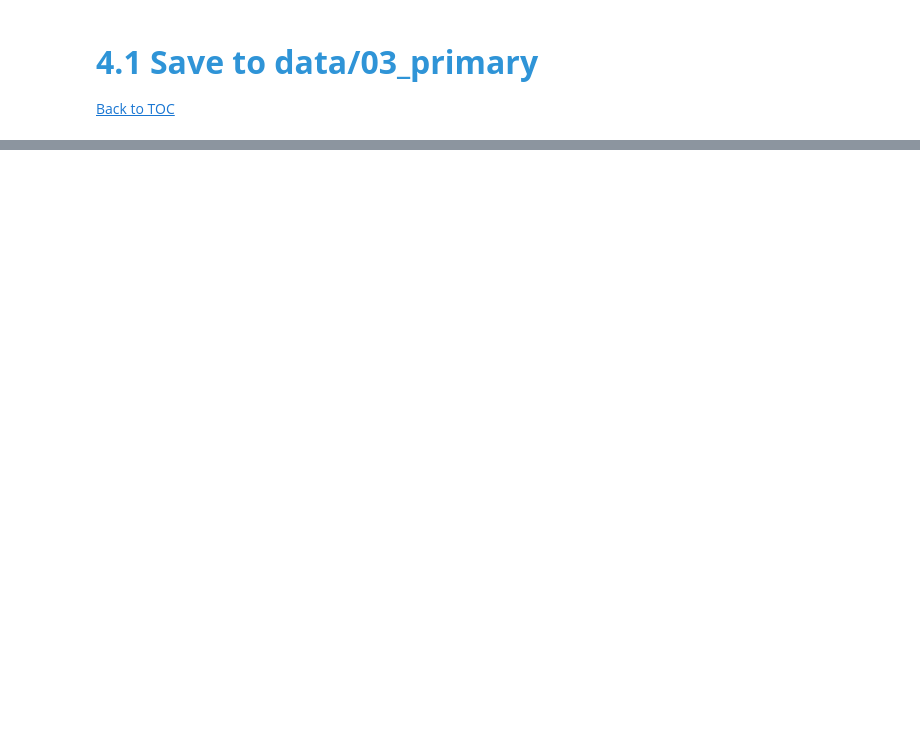
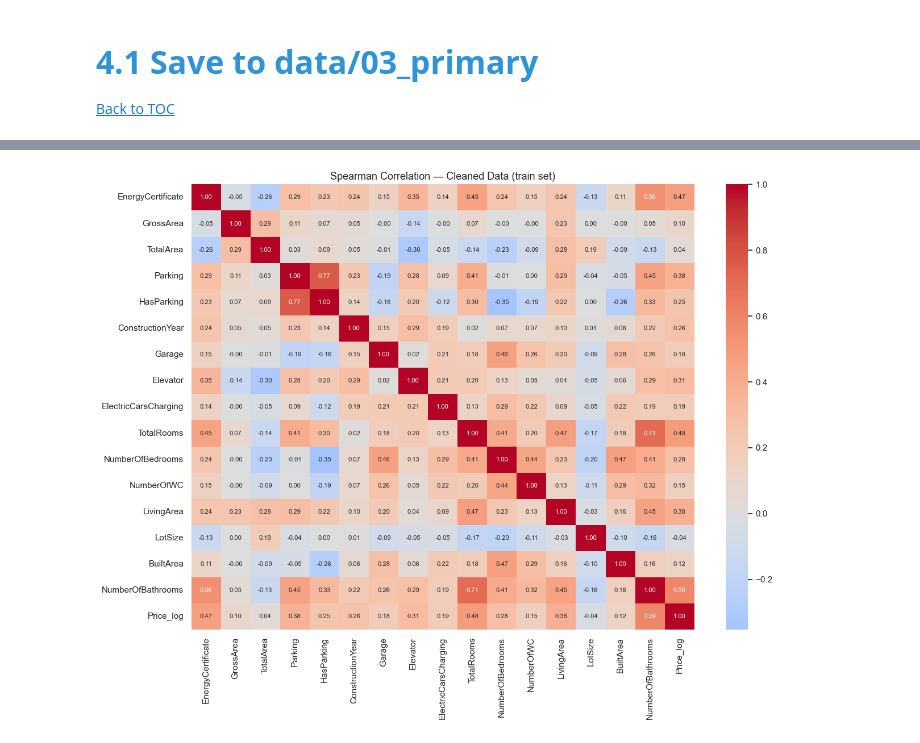
Before and after one commit to barbara-sousa-franco/MLOps_Project, a Jupyter notebook: notebooks/Preprocessing.ipynb, the cells around one changed output, grey strips where cells are left out. Cells and saved outputs as stored; diff of their text form; code cells hidden in the pictures; blank space fills up the shorter version.

```diff
--- a/notebooks/Preprocessing.ipynb
+++ b/notebooks/Preprocessing.ipynb
@@ -248,0 +496,16 @@ print("Saved train/test splits to 03_primary/")
+# %%
+# Correlation heatmap (numeric, after capping + imputation)
+num_for_corr = X_train_capped.select_dtypes(include=['number']).columns.tolist()
+corr_data = pd.concat([X_train_capped[num_for_corr], y_train.rename('Price_log')], axis=1)
+corr = corr_data.corr(method='spearman', numeric_only=True)
+
+fig, ax = plt.subplots(figsize=(13, 10))
+sns.heatmap(
+    corr, annot=True, fmt='.2f', cmap='coolwarm',
+    center=0, ax=ax, annot_kws={'size': 8}
+)
+ax.set_title('Spearman Correlation — Cleaned Data (train set)', fontsize=13)
+plt.tight_layout()
+plt.show()
+# %% [output]
+[figure, added]
```
Also changed, not shown: parts of 37 cells of this notebook.
